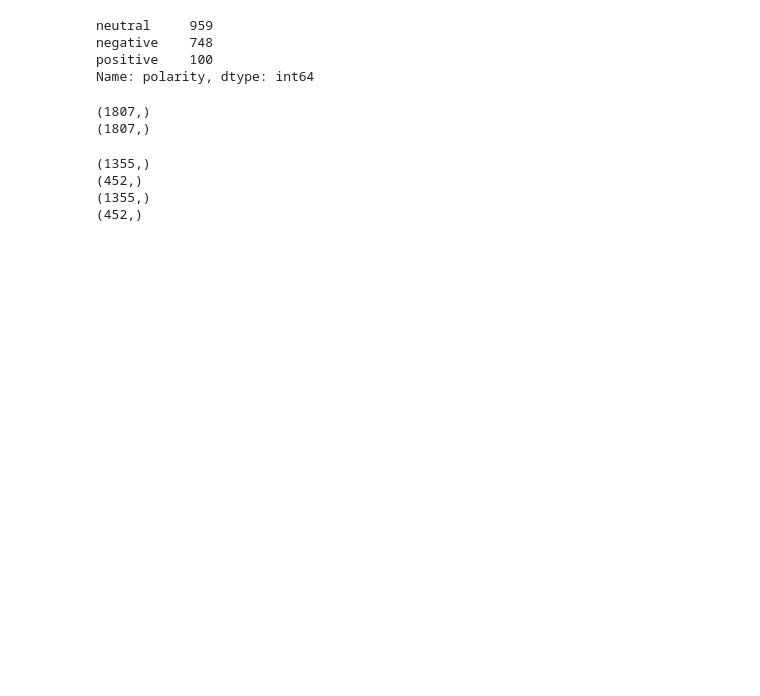
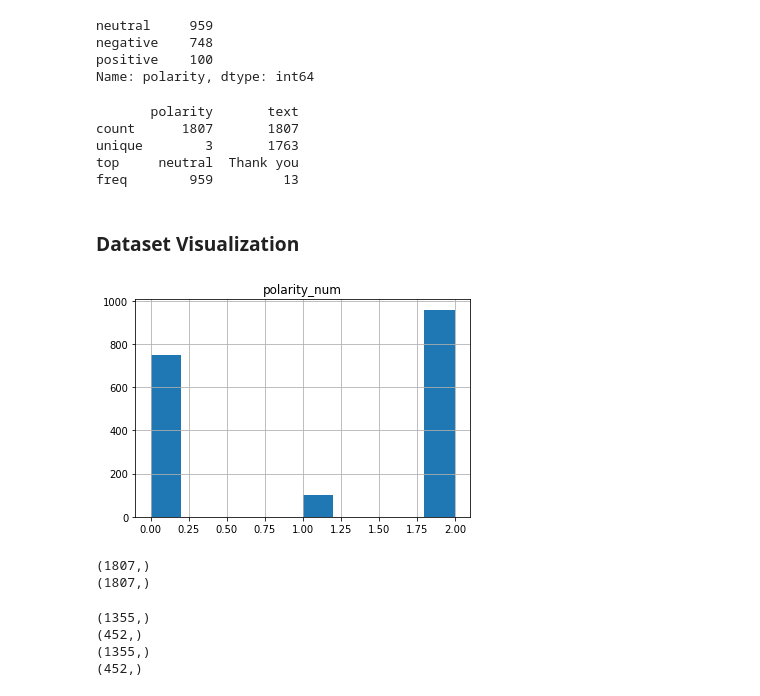
Before and after one commit to bryan-mwas/sentalytics_api, a Jupyter notebook: sentalytics/senti_model/sentalytics.ipynb, the cells around one changed output. Cells and saved outputs as stored; diff of their text form; code cells hidden in the pictures; blank space fills up the shorter version.

```diff
--- a/sentalytics/senti_model/sentalytics.ipynb
+++ b/sentalytics/senti_model/sentalytics.ipynb
@@ -27,9 +27,26 @@ neutral     959
 negative    748
 positive    100
 Name: polarity, dtype: int64
+# %%
+# Summary of data
+print(tweet.describe())
+# %% [output]
+       polarity       text
+count      1807       1807
+unique        3       1763
+top     neutral  Thank you
+freq        959         13
+# %% [markdown]
+### Dataset Visualization
 # %%
 # convert label to a numerical count by creating a new column
 tweet['polarity_num'] = tweet.polarity.map({'negative':0,'positive':1,'neutral':2})
+# %%
+import matplotlib.pyplot as plt
+tweet.hist()
+plt.show()
+# %% [output]
+[figure, added]
 # %%
 # Define X matrix as features and y as vectors
 X = tweet.text
```
Also changed, not shown: parts of 33 cells of this notebook.
